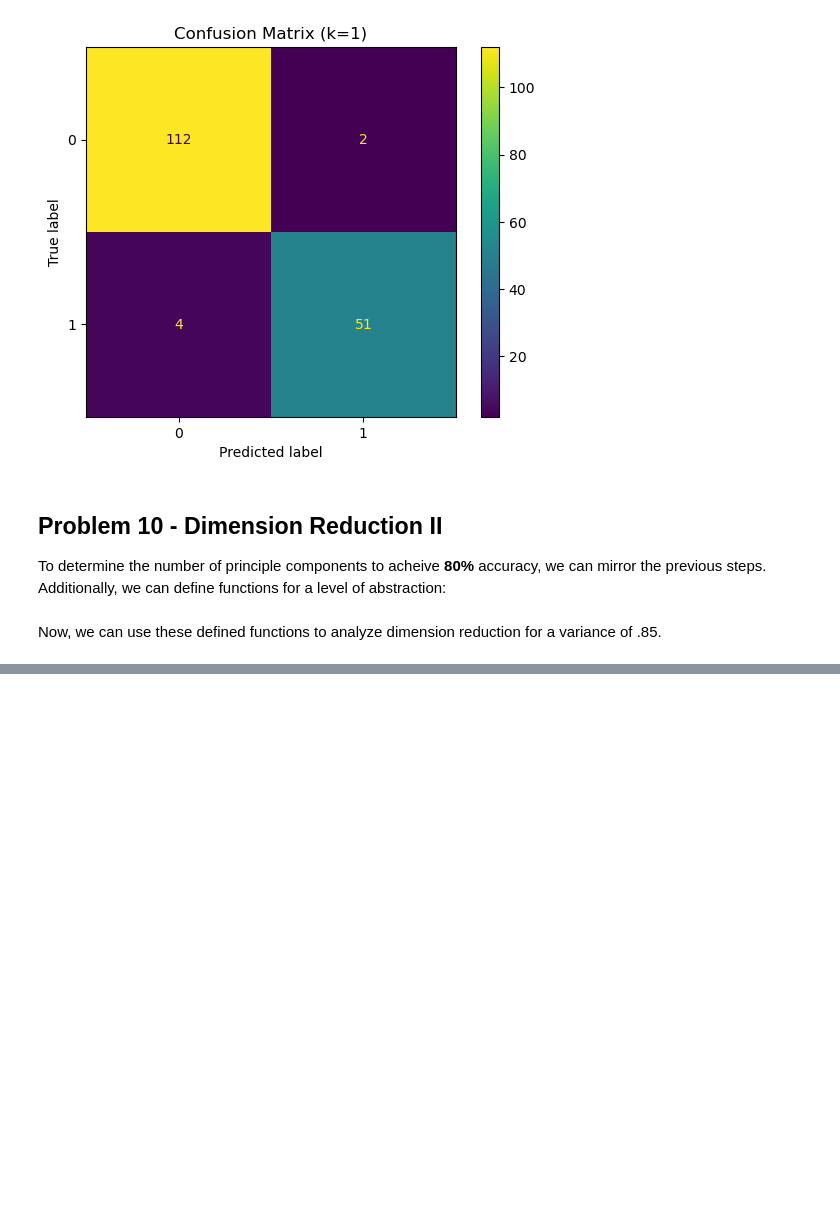
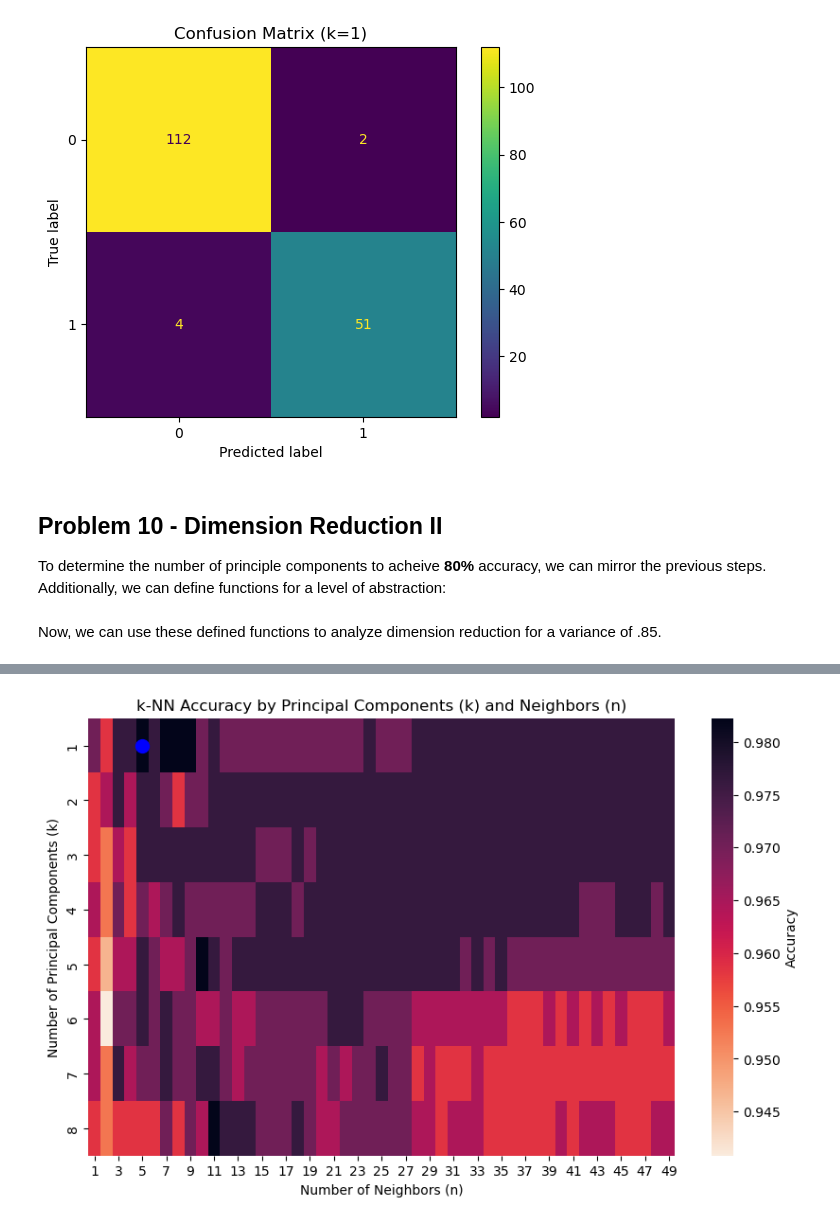
Before and after one commit to Jairik/Data-Science-Fundementals, a Jupyter notebook: HW2/HW2-JJ-McCauley.ipynb, the cells around one changed output, grey strips where cells are left out. Drawn from its saved outputs; the diff is of its cells as text; code cells hidden in the pictures; blank space fills up the shorter version.

```diff
--- a/HW2/HW2-JJ-McCauley.ipynb
+++ b/HW2/HW2-JJ-McCauley.ipynb
@@ -546,0 +572,23 @@ When considering the trends from the previous observations, I hypothesize that t
+# %%
+''' Visualizing the accuracies with a heatmap '''
+# Convert k_accuracies dict to a DataFrame for visualization
+k_acc_df = pd.DataFrame(
+    [(k, n, acc) for (k, n), acc in k_accuracies.items()],  # Depacks the dictionary into a list
+    columns=['num_components', 'num_neighbors', 'accuracy']
+)
+
+# Pulling out the data for the heatmap
+heatmap_data = k_acc_df.pivot(index='num_components', columns='num_neighbors', values='accuracy')
+plt.figure(figsize=(10, 6))
+# Adding the data, giving it a heatmap color (reversed), and assigning a label to the colorbar
+ax = sns.heatmap(heatmap_data, annot=False, cmap="rocket_r", cbar_kws={'label': 'Accuracy'})
+# Highlighting the best (k, n) point
+ax.scatter([list(heatmap_data.columns).index(best_n) + .5],  # Add .5 offset for formatting
+           [list(heatmap_data.index).index(best_k) + .5], color='blue', s=100, label='Best (k, n)')
+# Adding formatting details
+plt.title('k-NN Accuracy by Principal Components (k) and Neighbors (n)')
+plt.xlabel('Number of Neighbors (n)')
+plt.ylabel('Number of Principal Components (k)')
+plt.show()
+# %% [output]
+[figure, added]
```
Also changed, not shown: parts of 11 cells of this notebook.
